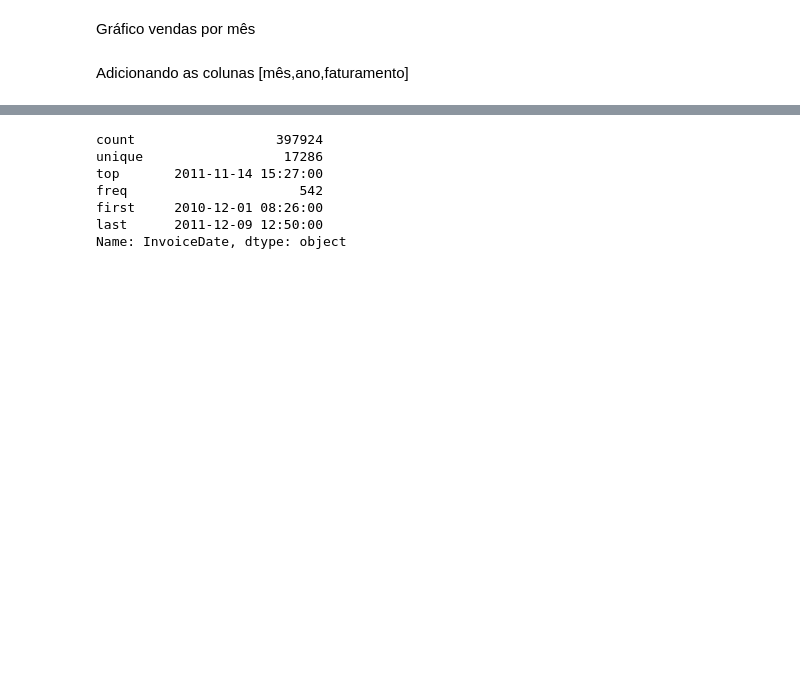
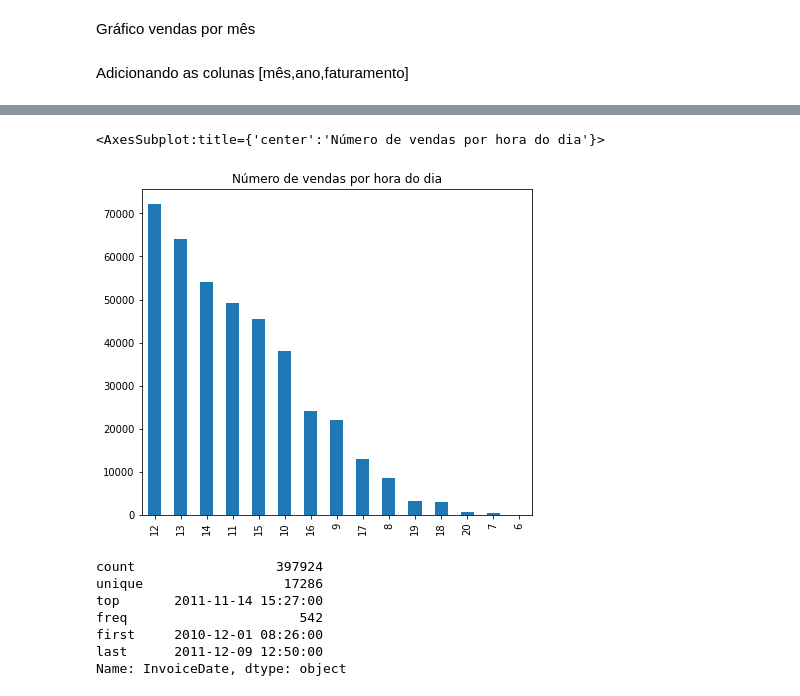
Before and after one commit to aleffelex/ClientSegmentation, a Jupyter notebook: CustomerSegmentation.ipynb, the cells around one changed output, grey strips where cells are left out. Cells and saved outputs as stored; diff of their text form; code cells hidden in the pictures; blank space fills up the shorter version.

```diff
--- a/CustomerSegmentation.ipynb
+++ b/CustomerSegmentation.ipynb
@@ -157,3 +169,9 @@ fig.set_size_inches(20.5, 3.5)
+# %%
+# Vendas pela hora do dia
+data['hour'].value_counts().plot(kind='bar', title='Número de vendas por hora do dia', figsize=[7, 6])
+# %% [output]
+<AxesSubplot:title={'center':'Número de vendas por hora do dia'}>
+[figure, added]
 # %%
 data['InvoiceDate'] = pd.to_datetime(data['InvoiceDate'])
 # %%
```
Also changed, not shown: parts of 9 cells of this notebook.
